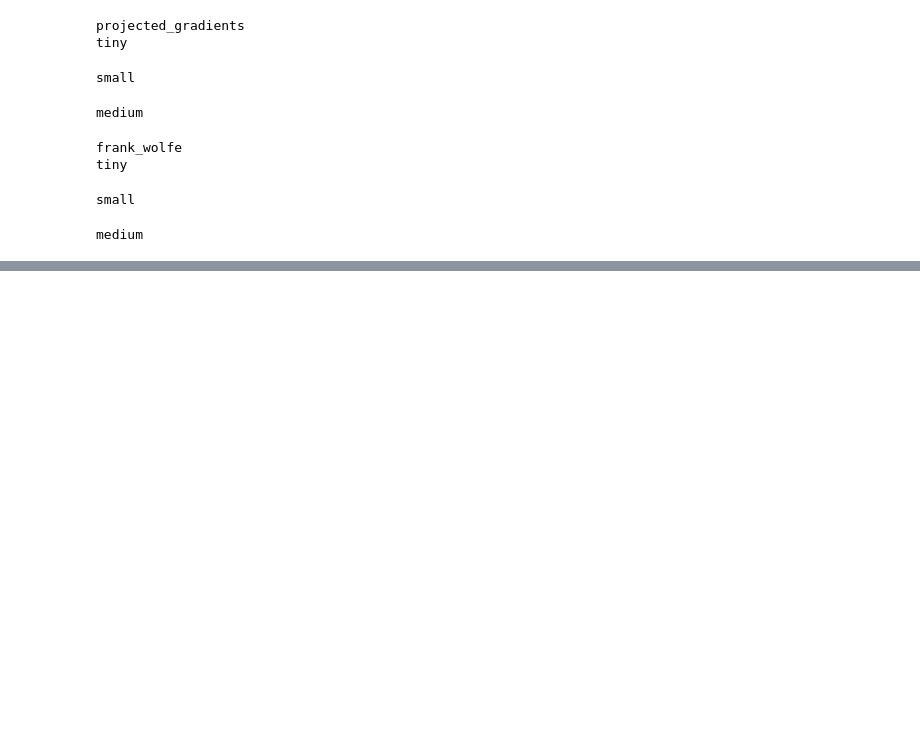
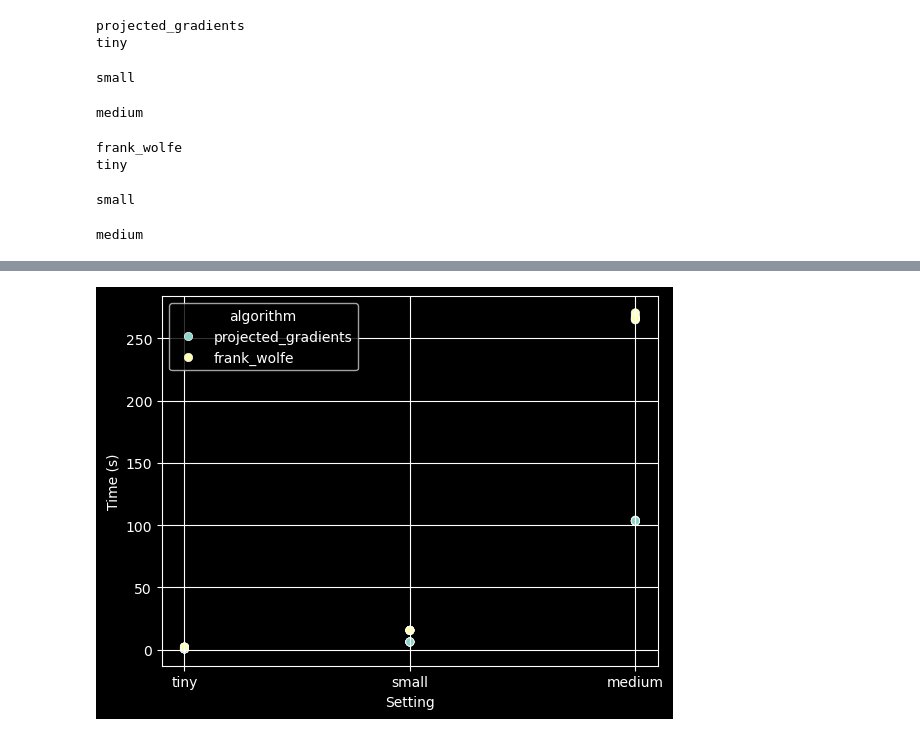
Before and after one commit to saezlab/ParTIpy, a Jupyter notebook: benchmarking/runtimes.ipynb, the cells around one changed output, grey strips where cells are left out. Drawn from its saved outputs; the diff is of its cells as text; code cells hidden in the pictures; blank space fills up the shorter version.

```diff
--- a/benchmarking/runtimes.ipynb
+++ b/benchmarking/runtimes.ipynb
@@ -167,0 +166,26 @@ results_df
+# %%
+settings_to_consider = ["tiny", "small", "medium"]
+results_df_list_fs = []
+for algo_str in ["projected_gradients", "frank_wolfe"]:
+    print(algo_str)
+    for setting_str in settings_to_consider:
+        print(setting_str)
+        setting = config[setting_str]
+        X, A, Z = simulate(
+            n_samples=setting["n_samples"],
+            n_archetypes=setting["n_archetypes"],
+            n_dimensions=setting["n_dimensions"],
+            noise_std=setting["noise_std"],
+        )
+        times = measure_execution_time(lambda: AA(n_archetypes=setting["n_archetypes"],
+                                                  init="furthest_sum",
+                                                  optim=algo_str,
+                                                  weight=None,
+                                                  ).fit(X=X))
+        results_df_list_fs.append(
+            pd.DataFrame({"algorithm": algo_str, "setting": setting_str, "time": times})
+        )
+results_df_fs = pd.concat(results_df_list_fs, axis=0)
+results_df_fs["setting"] = pd.Categorical(
+    results_df_fs["setting"], categories=settings_to_consider
+)
@@ -167,0 +201,8 @@ results_df
+# %%
+plt.ylabel("Time (s)")
+sns.scatterplot(data=results_df_fs, x="setting", y="time", hue="algorithm")
+plt.grid()
+plt.xlabel("Setting")
+plt.show()
+# %% [output]
+[figure, added]
```
Also changed, not shown: parts of 4 cells of this notebook, 3 other files.
